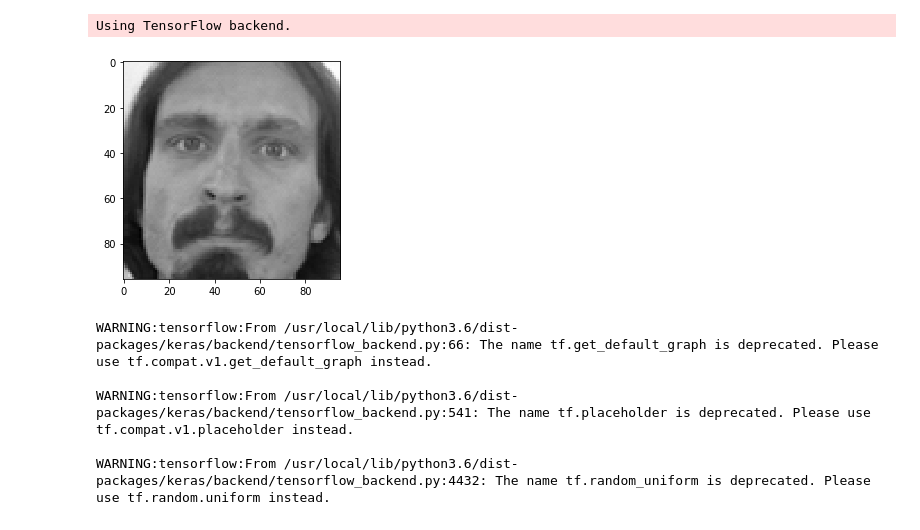
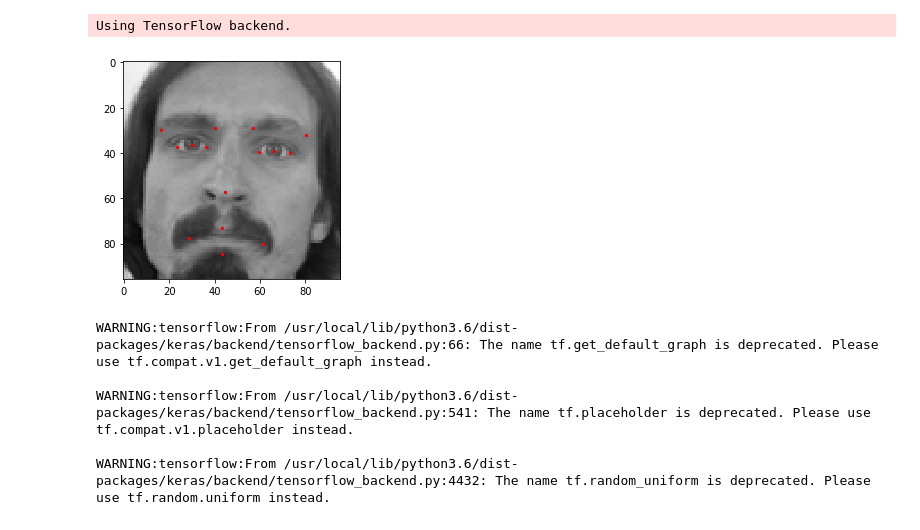
Before and after one commit to animalecs/facial_keypoints_recognition, a Jupyter notebook: facial_keypoints_detection.ipynb, the cells around one changed output. Drawn from its saved outputs; the diff is of its cells as text; code cells hidden in the pictures.

```diff
--- a/facial_keypoints_detection.ipynb
+++ b/facial_keypoints_detection.ipynb
@@ -53,12 +53,12 @@ def plot_img(img, keypoints=None):
   Plots a face image with the keypoints associated
   Input:
   img: the image to plot
-  keypoints: a panda dataframe row with 30 values (15 coords with x,y)
+  keypoints: a numpy array with 30 values (15 coords with x,y)
   """
   # We have to reshape it again because imageplotlib can show images
   # in black/white with just 2 dims or colored images with 3 dims
   plt.imshow(img.reshape(96, 96), cmap="gray")
-  if keypoints.any() == True:
+  if not keypoints is None and keypoints.any() == True:
     for i in range(15):
       # print(train_data.iloc[img_index, i])
       # print(train_data.iloc[img_index, i+1])
@@ -89,9 +91,9 @@ input_images = format_images(raw_images, (96, 96, 1))
 # %%
 # Plot the first image to check it
 img_index = 0
-data_row = train_data.iloc[img_index]
+data_row = train_data.iloc[img_index].to_numpy()
 temp_img = input_images[img_index]
-plot_img(temp_img)
+plot_img(temp_img, data_row)
 # %% [output]
-[figure, old version]
+[figure, new version]
 # %%
```
Also changed, not shown: parts of 5 cells of this notebook.
